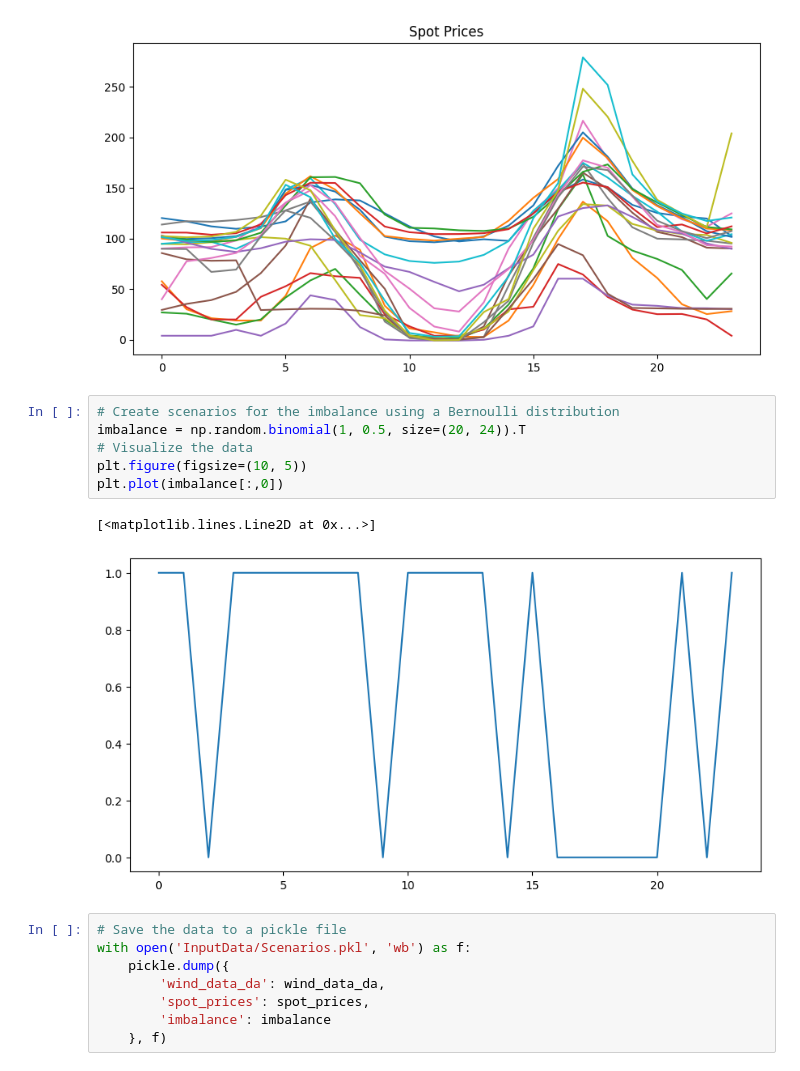
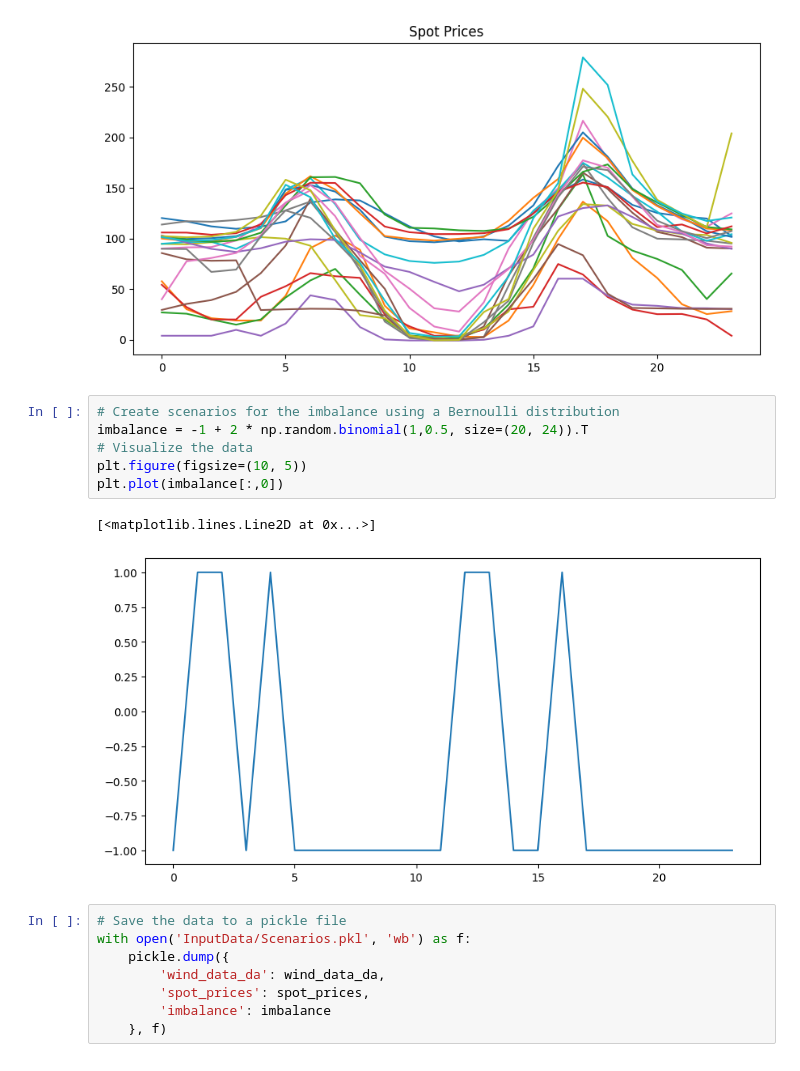
Before and after one commit to MatthieuJacobsDESL/renewables_in_electricity_markets_ass2, a Jupyter notebook: inputdata.ipynb, the cells around one changed output. Cells and saved outputs as stored; diff of their text form.

```diff
--- a/inputdata.ipynb
+++ b/inputdata.ipynb
@@ -60,13 +65,13 @@ Text(0.5, 1.0, 'Spot Prices')
 [figure]
 # %%
 # Create scenarios for the imbalance using a Bernoulli distribution
-imbalance = np.random.binomial(1, 0.5, size=(20, 24)).T
+imbalance = -1 + 2 * np.random.binomial(1,0.5, size=(20, 24)).T
 # Visualize the data
 plt.figure(figsize=(10, 5))
 plt.plot(imbalance[:,0])
 # %% [output]
 [<matplotlib.lines.Line2D at 0x...>]
-[figure, old version]
+[figure, new version]
 # %%
 # Save the data to a pickle file
 with open('InputData/Scenarios.pkl', 'wb') as f:
```
Also changed, not shown: parts of 3 cells of this notebook, 3 other files.
